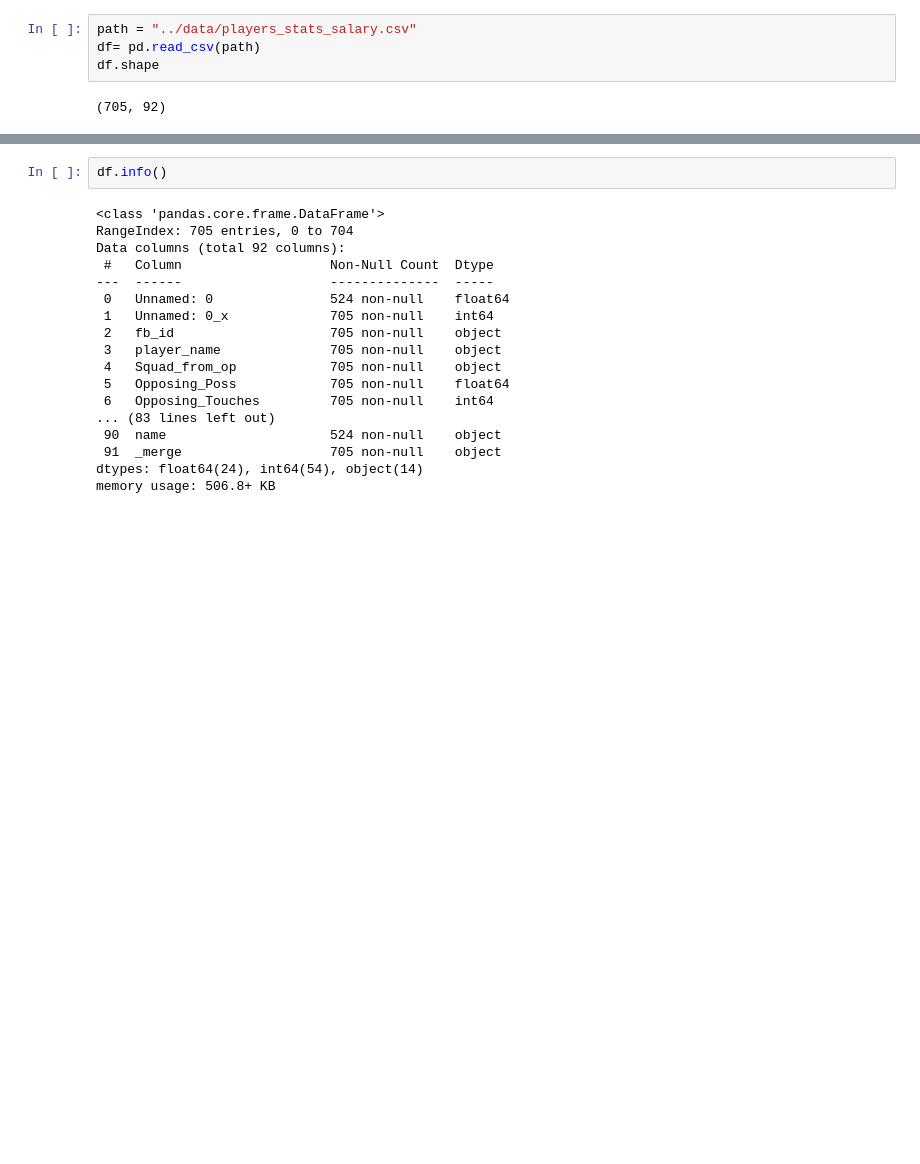
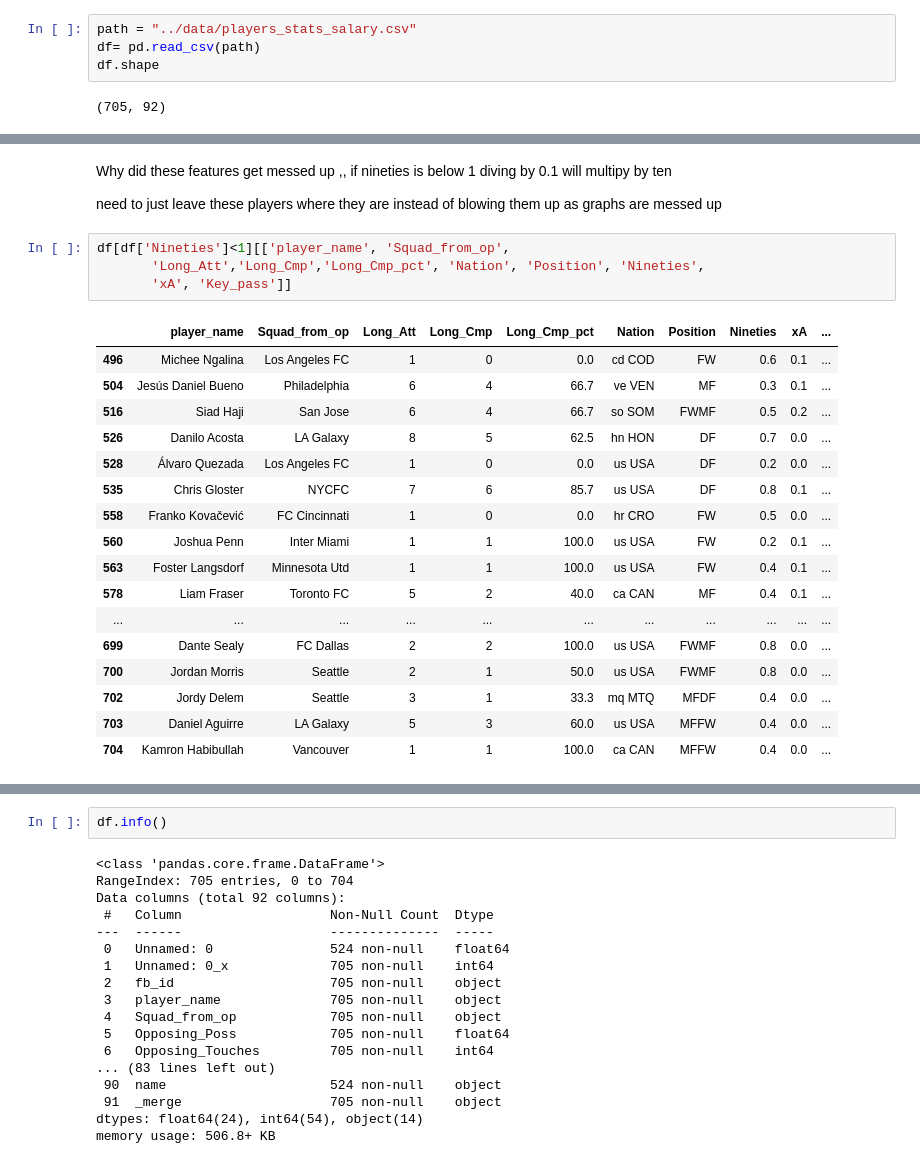
Before and after one commit to misterrustia/MLS_clustering_Captsone, a Jupyter notebook: 2_Exploratory_Data_analysis/Player_exploratory_data_analysis.ipynb, the cells around one changed output, grey strips where cells are left out. Saved outputs shown, nothing was run; the diff lists cells and outputs as text; blank space fills up the shorter version.

```diff
--- a/2_Exploratory_Data_analysis/Player_exploratory_data_analysis.ipynb
+++ b/2_Exploratory_Data_analysis/Player_exploratory_data_analysis.ipynb
@@ -21,0 +25,26 @@ df.shape
+# %% [markdown]
+Why did these features get messed up ,, if nineties is below 1 diving by 0.1 will multipy by ten
+
+need to just leave these players where they are instead of blowing them up as graphs are messed up
+# %%
+df[df['Nineties']<1][['player_name', 'Squad_from_op',
+       'Long_Att','Long_Cmp','Long_Cmp_pct', 'Nation', 'Position', 'Nineties',
+       'xA', 'Key_pass']]
+# %% [output]
+|  | player_name | Squad_from_op | Long_Att | Long_Cmp | Long_Cmp_pct | Nation | Position | Nineties | xA | ... |
+| 496 | Michee Ngalina | Los Angeles FC | 1 | 0 | 0.0 | cd COD | FW | 0.6 | 0.1 | ... |
+| 504 | Jesús Daniel Bueno | Philadelphia | 6 | 4 | 66.7 | ve VEN | MF | 0.3 | 0.1 | ... |
+| 516 | Siad Haji | San Jose | 6 | 4 | 66.7 | so SOM | FWMF | 0.5 | 0.2 | ... |
+| 526 | Danilo Acosta | LA Galaxy | 8 | 5 | 62.5 | hn HON | DF | 0.7 | 0.0 | ... |
+| 528 | Álvaro Quezada | Los Angeles FC | 1 | 0 | 0.0 | us USA | DF | 0.2 | 0.0 | ... |
+| 535 | Chris Gloster | NYCFC | 7 | 6 | 85.7 | us USA | DF | 0.8 | 0.1 | ... |
+| 558 | Franko Kovačević | FC Cincinnati | 1 | 0 | 0.0 | hr CRO | FW | 0.5 | 0.0 | ... |
+| 560 | Joshua Penn | Inter Miami | 1 | 1 | 100.0 | us USA | FW | 0.2 | 0.1 | ... |
+| 563 | Foster Langsdorf | Minnesota Utd | 1 | 1 | 100.0 | us USA | FW | 0.4 | 0.1 | ... |
+| 578 | Liam Fraser | Toronto FC | 5 | 2 | 40.0 | ca CAN | MF | 0.4 | 0.1 | ... |
+| ... | ... | ... | ... | ... | ... | ... | ... | ... | ... | ... |
+| 699 | Dante Sealy | FC Dallas | 2 | 2 | 100.0 | us USA | FWMF | 0.8 | 0.0 | ... |
+| 700 | Jordan Morris | Seattle | 2 | 1 | 50.0 | us USA | FWMF | 0.8 | 0.0 | ... |
+| 702 | Jordy Delem | Seattle | 3 | 1 | 33.3 | mq MTQ | MFDF | 0.4 | 0.0 | ... |
+| 703 | Daniel Aguirre | LA Galaxy | 5 | 3 | 60.0 | us USA | MFFW | 0.4 | 0.0 | ... |
+| 704 | Kamron Habibullah | Vancouver | 1 | 1 | 100.0 | ca CAN | MFFW | 0.4 | 0.0 | ... |
```
Also changed, not shown: parts of 18 cells of this notebook, 1 other file.
